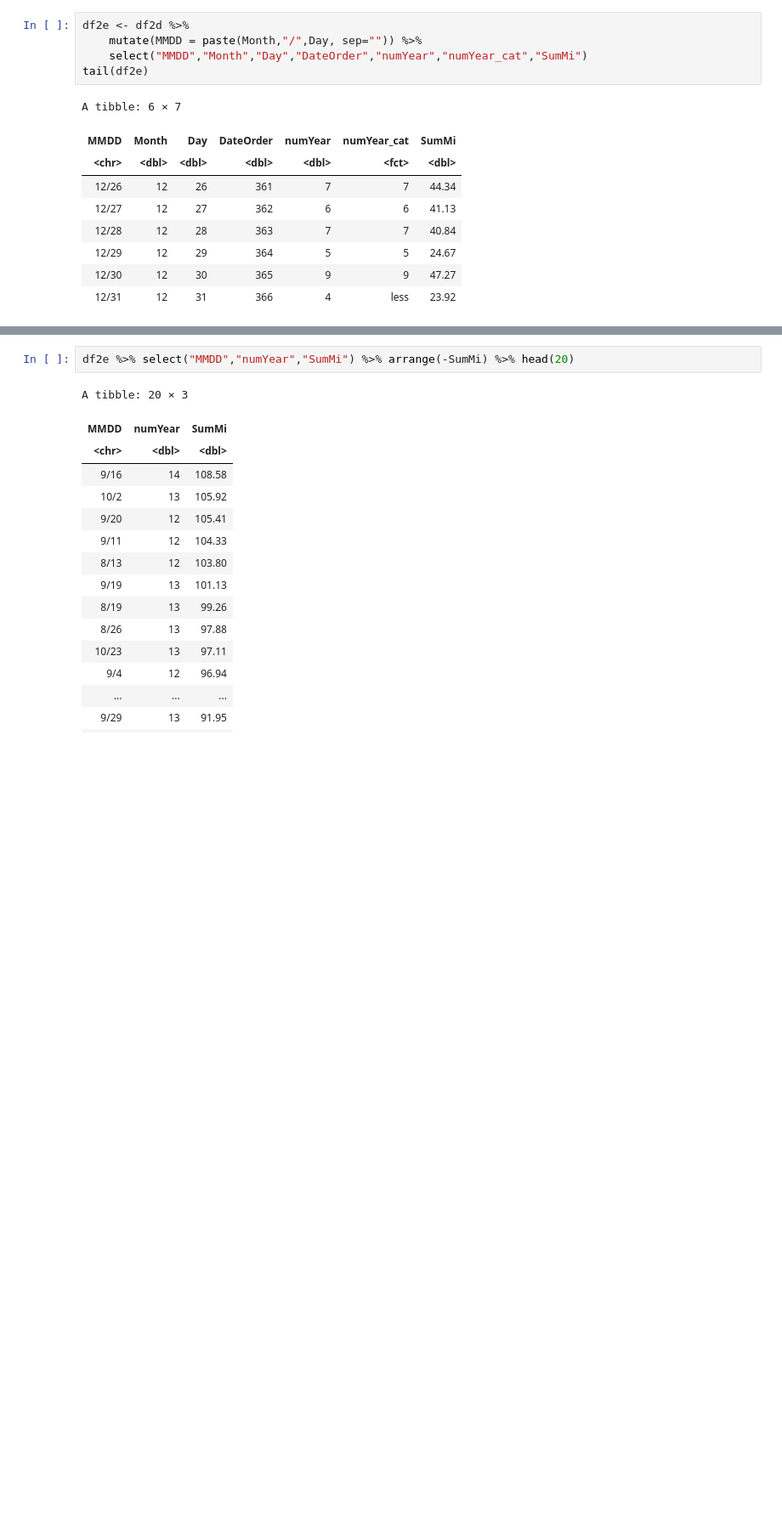
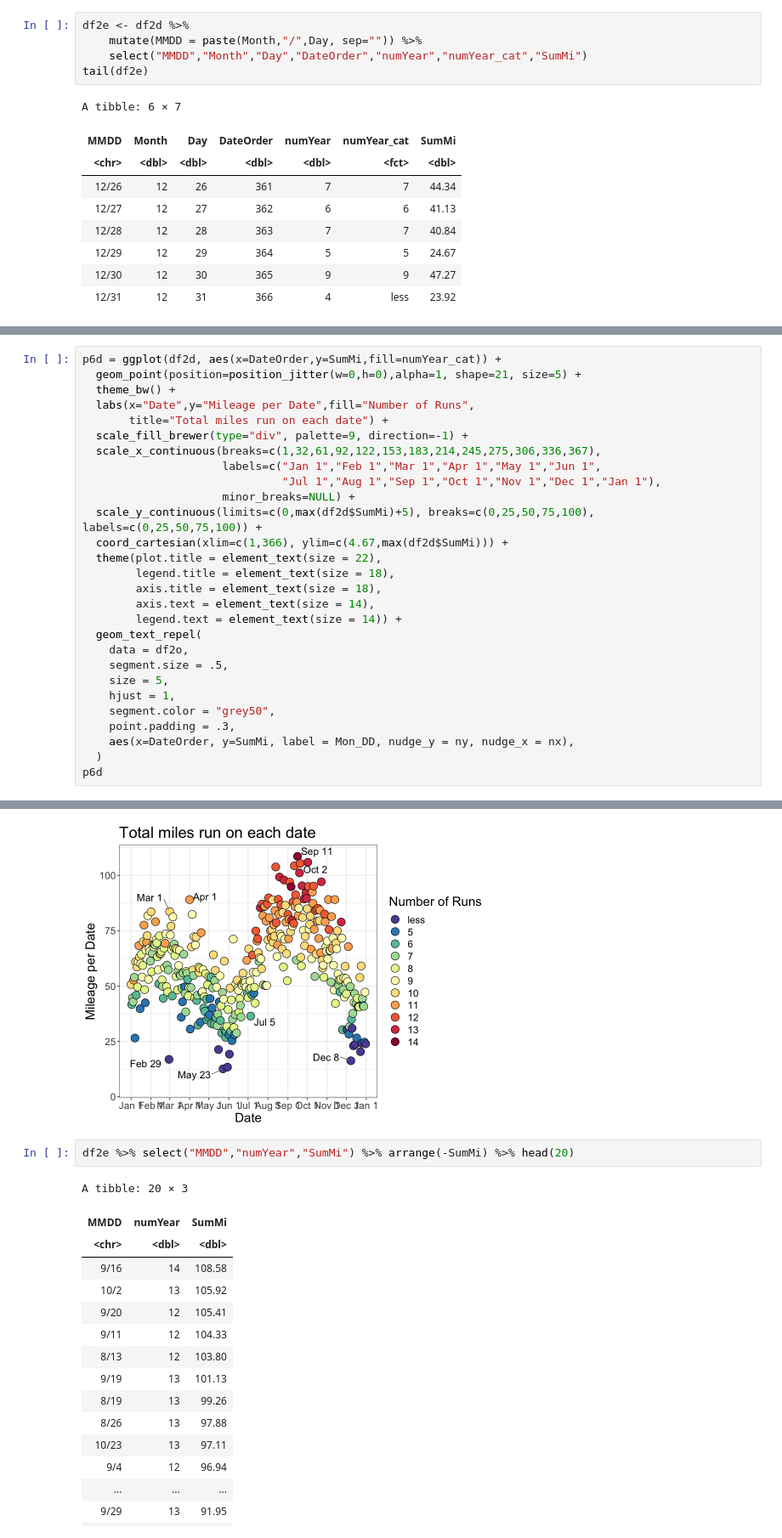
Before and after one commit to adolwick/biof309project, a Jupyter notebook: runs_per_date.ipynb, the cells around one changed output, grey strips where cells are left out. Shown at 85% size. Saved outputs shown, nothing was run; the diff lists cells and outputs as text; blank space fills up the shorter version.

```diff
--- a/runs_per_date.ipynb
+++ b/runs_per_date.ipynb
@@ -373,0 +377,29 @@ p6c
+# %%
+p6d = ggplot(df2d, aes(x=DateOrder,y=SumMi,fill=numYear_cat)) +
+  geom_point(position=position_jitter(w=0,h=0),alpha=1, shape=21, size=5) +
+  theme_bw() +
+  labs(x="Date",y="Mileage per Date",fill="Number of Runs",
+       title="Total miles run on each date") +
+  scale_fill_brewer(type="div", palette=9, direction=-1) +
+  scale_x_continuous(breaks=c(1,32,61,92,122,153,183,214,245,275,306,336,367),
+                     labels=c("Jan 1","Feb 1","Mar 1","Apr 1","May 1","Jun 1",
+                              "Jul 1","Aug 1","Sep 1","Oct 1","Nov 1","Dec 1","Jan 1"),
+                     minor_breaks=NULL) +
+  scale_y_continuous(limits=c(0,max(df2d$SumMi)+5), breaks=c(0,25,50,75,100), labels=c(0,25,50,75,100)) +
+  coord_cartesian(xlim=c(1,366), ylim=c(4.67,max(df2d$SumMi))) +
+  theme(plot.title = element_text(size = 22),
+        legend.title = element_text(size = 18),
+        axis.title = element_text(size = 18),
+        axis.text = element_text(size = 14),
+        legend.text = element_text(size = 14)) +
+  geom_text_repel(
+    data = df2o,
+    segment.size = .5,
+    size = 5,
+    hjust = 1,
+    segment.color = "grey50",
+    point.padding = .3,
+    aes(x=DateOrder, y=SumMi, label = Mon_DD, nudge_y = ny, nudge_x = nx),
+  )
+p6d
+# %% [output]
@@ -374,3 +408,4 @@ p6c
+[figure, added]
 # %%
 df2e %>% select("MMDD","numYear","SumMi") %>% arrange(-SumMi) %>% head(20)
 # %% [output]
```
Also changed, not shown: parts of 30 cells of this notebook, 9 other files.
